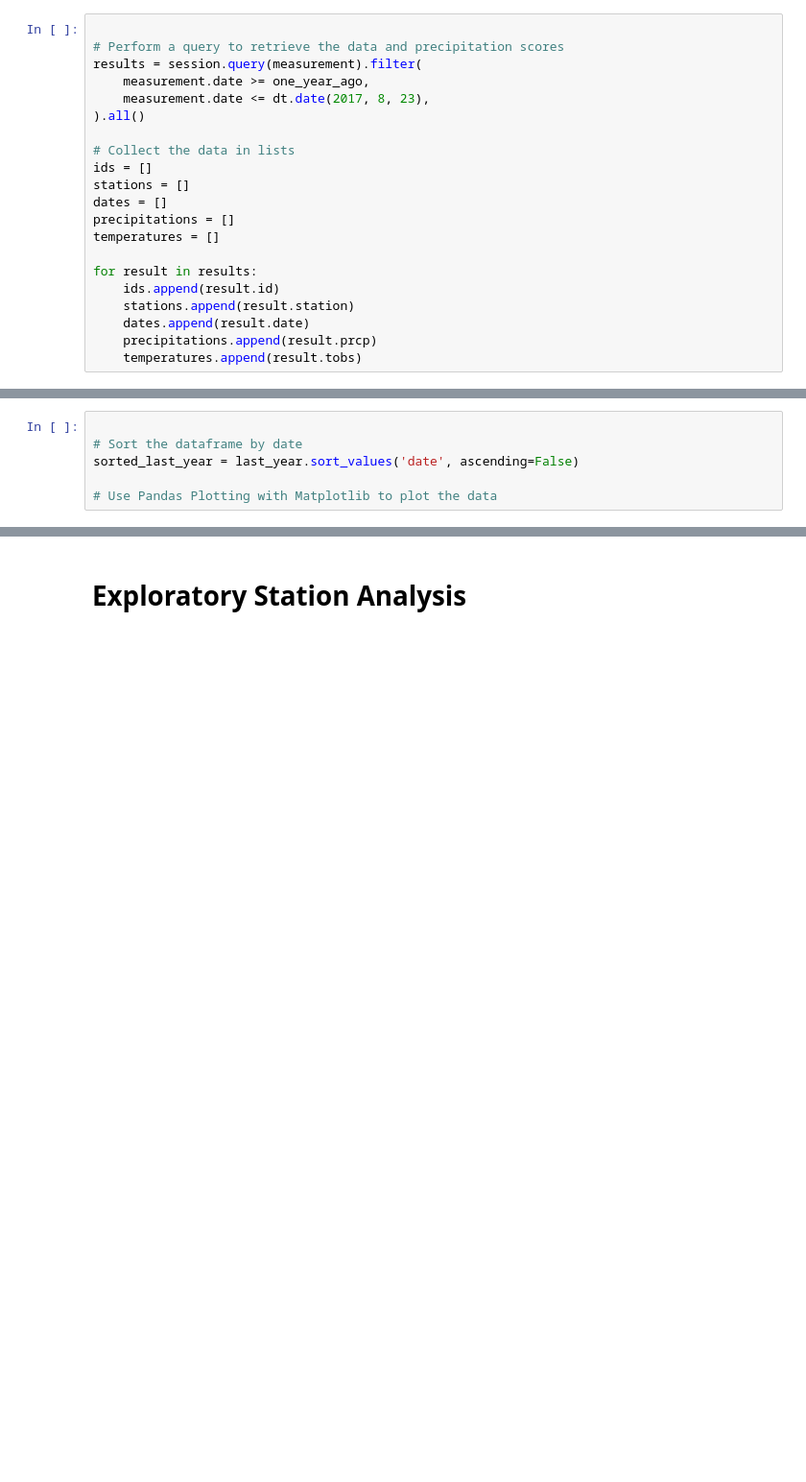
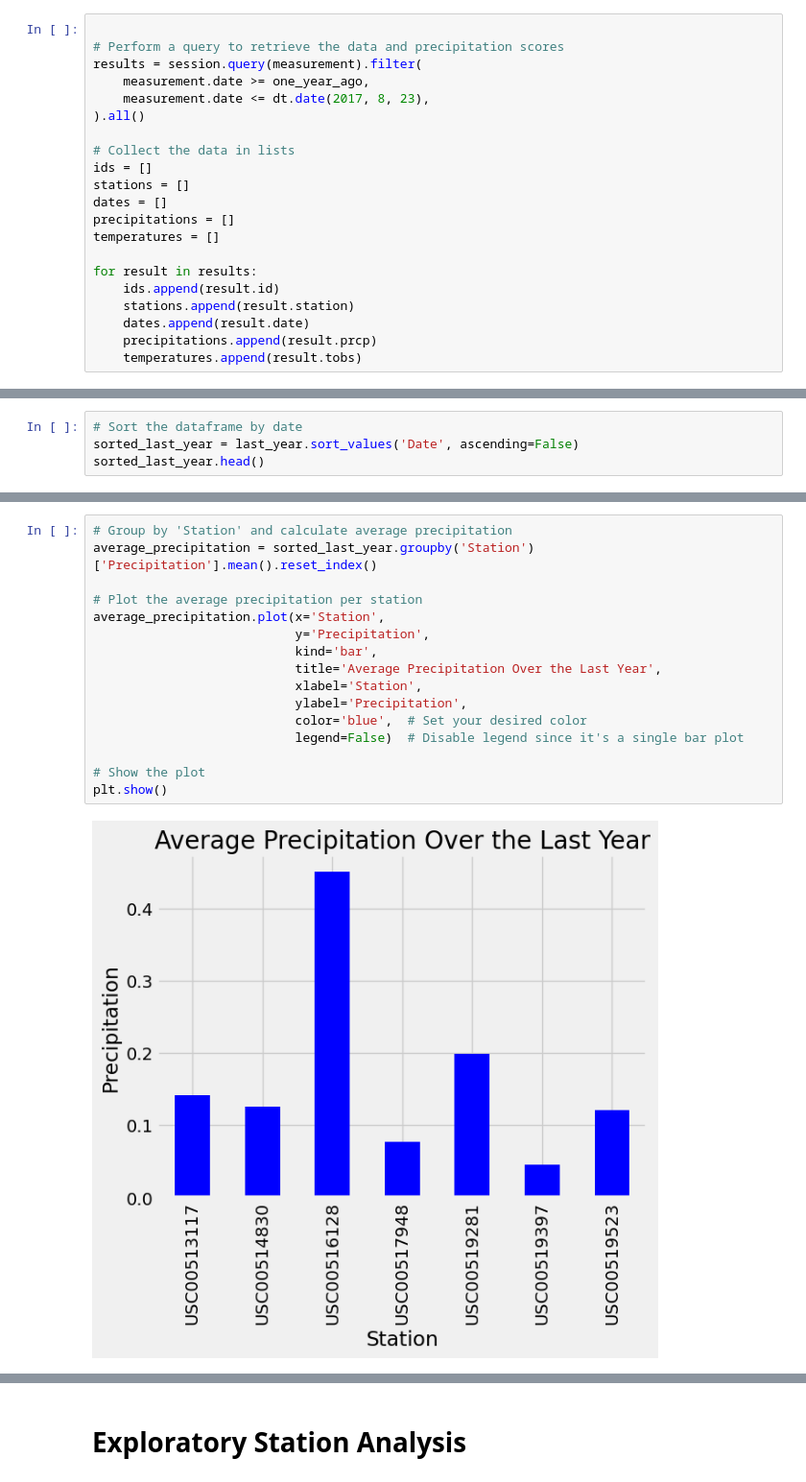
Before and after one commit to mshaaban1400/sqlalchemy-challenge, a Jupyter notebook: SurfsUp/climate_starter.ipynb, the cells around one changed output, grey strips where cells are left out. Shown: that part at 96% size. Drawn from its saved outputs; the diff is of its cells as text; blank space fills up the shorter version.

```diff
--- a/SurfsUp/climate_starter.ipynb
+++ b/SurfsUp/climate_starter.ipynb
@@ -106,7 +100,5 @@ print(last_year)
 # %%
-
 # Sort the dataframe by date
-sorted_last_year = last_year.sort_values('date', ascending=False)
-
-# Use Pandas Plotting with Matplotlib to plot the data
+sorted_last_year = last_year.sort_values('Date', ascending=False)
+sorted_last_year.head()
 # %% [output]
@@ -114,2 +111,20 @@ KeyError: 'date'
+# %%
+# Group by 'Station' and calculate average precipitation
+average_precipitation = sorted_last_year.groupby('Station')['Precipitation'].mean().reset_index()
+
+# Plot the average precipitation per station
+average_precipitation.plot(x='Station',
+                           y='Precipitation',
+                           kind='bar',
+                           title='Average Precipitation Over the Last Year',
+                           xlabel='Station',
+                           ylabel='Precipitation',
+                           color='blue',  # Set your desired color
+                           legend=False)  # Disable legend since it's a single bar plot
+
+# Show the plot
+plt.show()
+# %% [output]
+[figure, added]
 # %%
 # Use Pandas to calculate the summary statistics for the precipitation data
```
Also changed, not shown: parts of 10 cells of this notebook.
